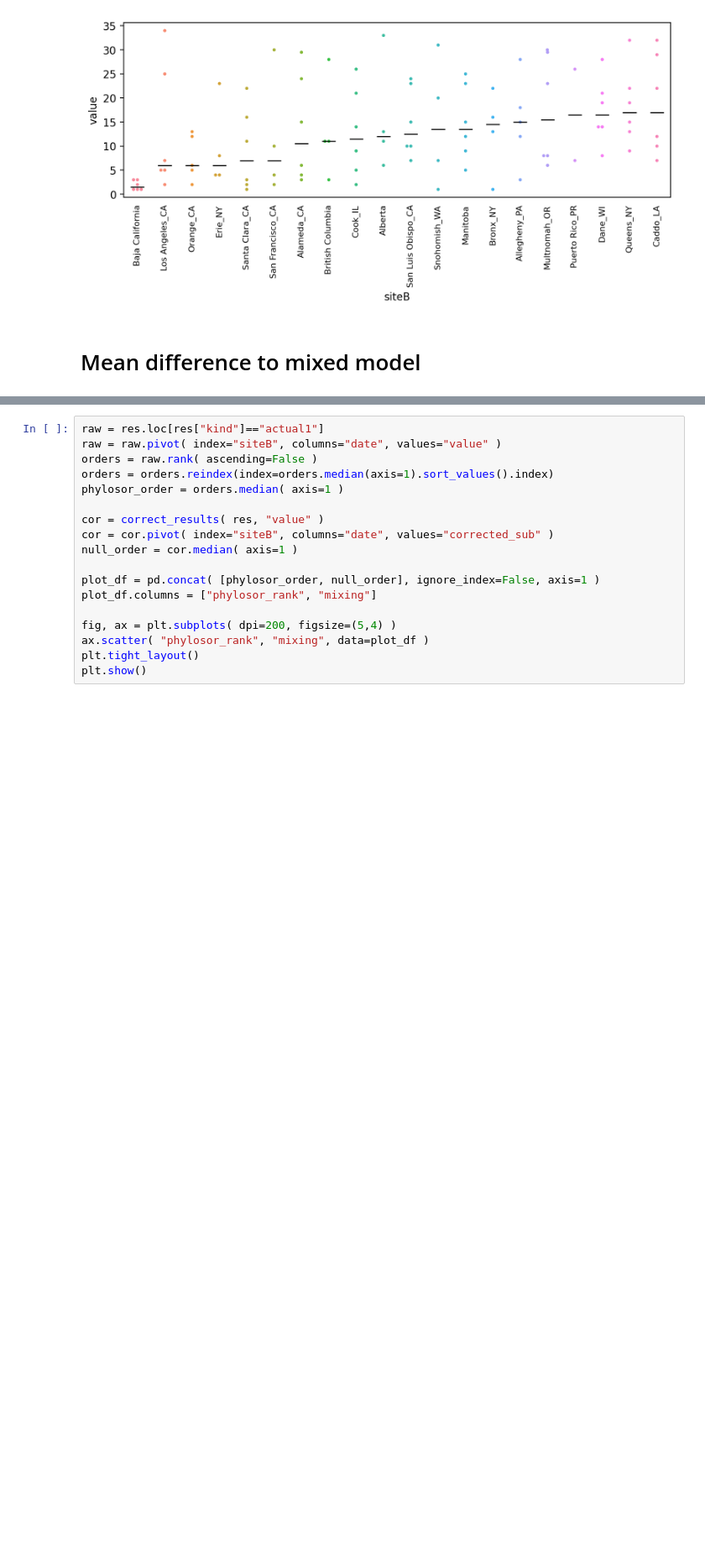
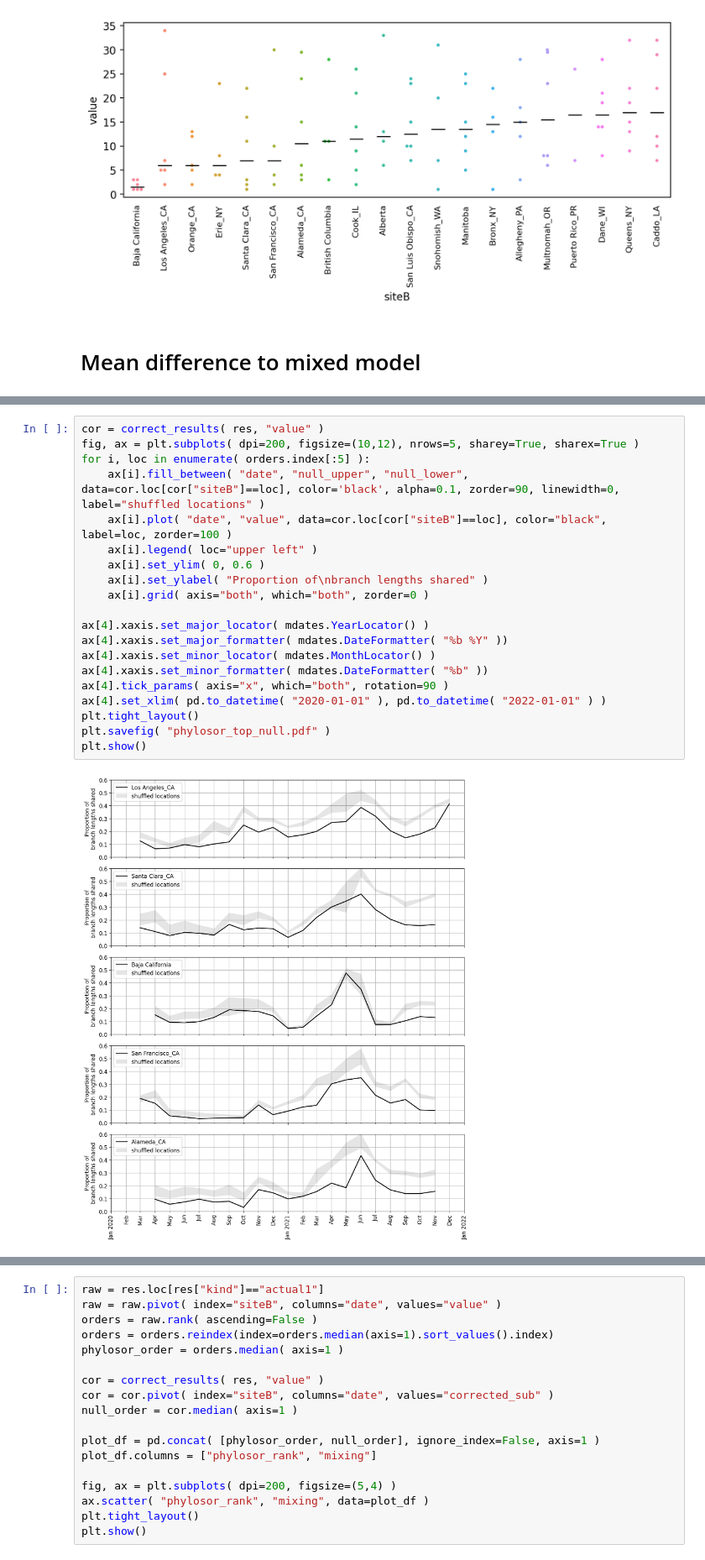
Before and after one commit to watronfire/monterey, a Jupyter notebook: notebooks/compare_output.ipynb, the cells around one changed output, grey strips where cells are left out. Shown at 84% size. Drawn from its saved outputs; the diff is of its cells as text; blank space fills up the shorter version.

```diff
--- a/notebooks/compare_output.ipynb
+++ b/notebooks/compare_output.ipynb
@@ -181,0 +224,22 @@ plt.show()
+# %%
+cor = correct_results( res, "value" )
+fig, ax = plt.subplots( dpi=200, figsize=(10,12), nrows=5, sharey=True, sharex=True )
+for i, loc in enumerate( orders.index[:5] ):
+    ax[i].fill_between( "date", "null_upper", "null_lower", data=cor.loc[cor["siteB"]==loc], color='black', alpha=0.1, zorder=90, linewidth=0, label="shuffled locations" )
+    ax[i].plot( "date", "value", data=cor.loc[cor["siteB"]==loc], color="black", label=loc, zorder=100 )
+    ax[i].legend( loc="upper left" )
+    ax[i].set_ylim( 0, 0.6 )
+    ax[i].set_ylabel( "Proportion of\nbranch lengths shared" )
+    ax[i].grid( axis="both", which="both", zorder=0 )
+
+ax[4].xaxis.set_major_locator( mdates.YearLocator() )
+ax[4].xaxis.set_major_formatter( mdates.DateFormatter( "%b %Y" ))
+ax[4].xaxis.set_minor_locator( mdates.MonthLocator() )
+ax[4].xaxis.set_minor_formatter( mdates.DateFormatter( "%b" ))
+ax[4].tick_params( axis="x", which="both", rotation=90 )
+ax[4].set_xlim( pd.to_datetime( "2020-01-01" ), pd.to_datetime( "2022-01-01" ) )
+plt.tight_layout()
+plt.savefig( "phylosor_top_null.pdf" )
+plt.show()
+# %% [output]
+[figure, added]
```
Also changed, not shown: parts of 17 cells of this notebook, 2 other files.
